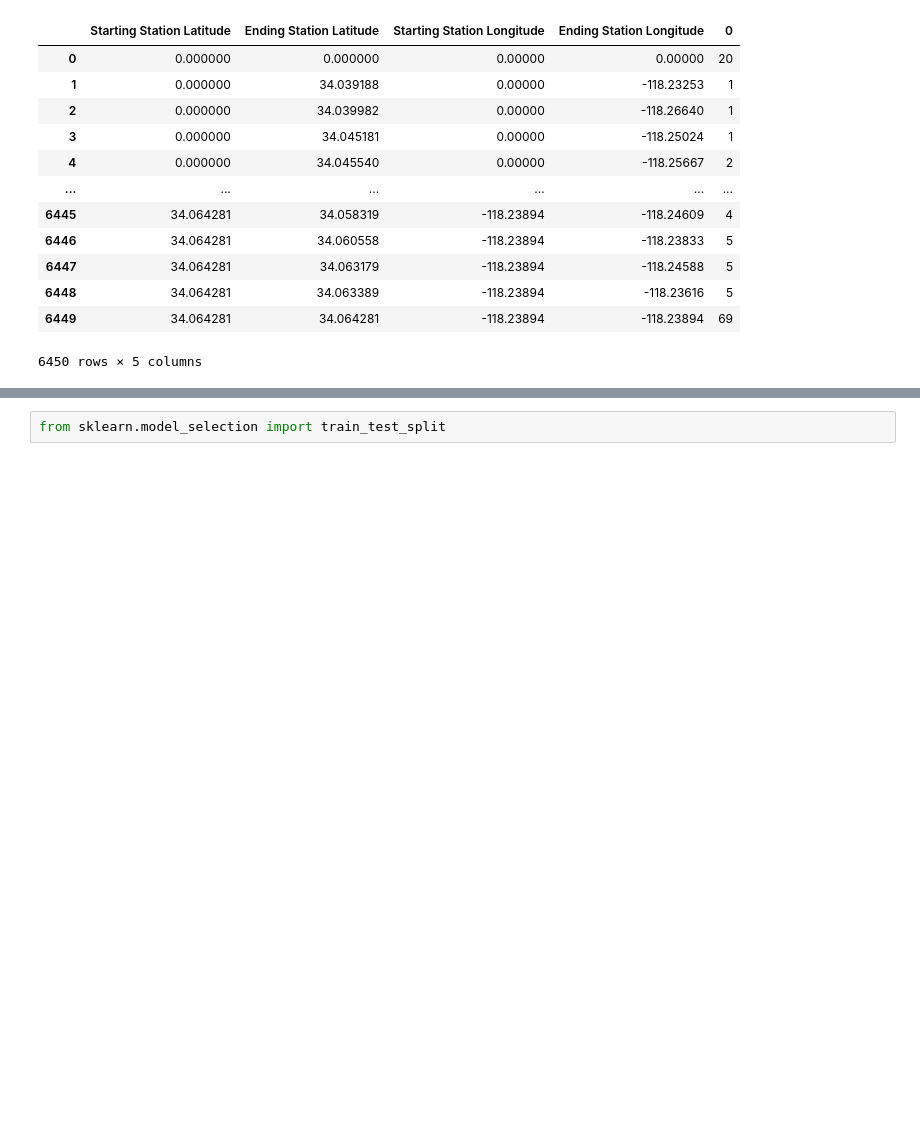
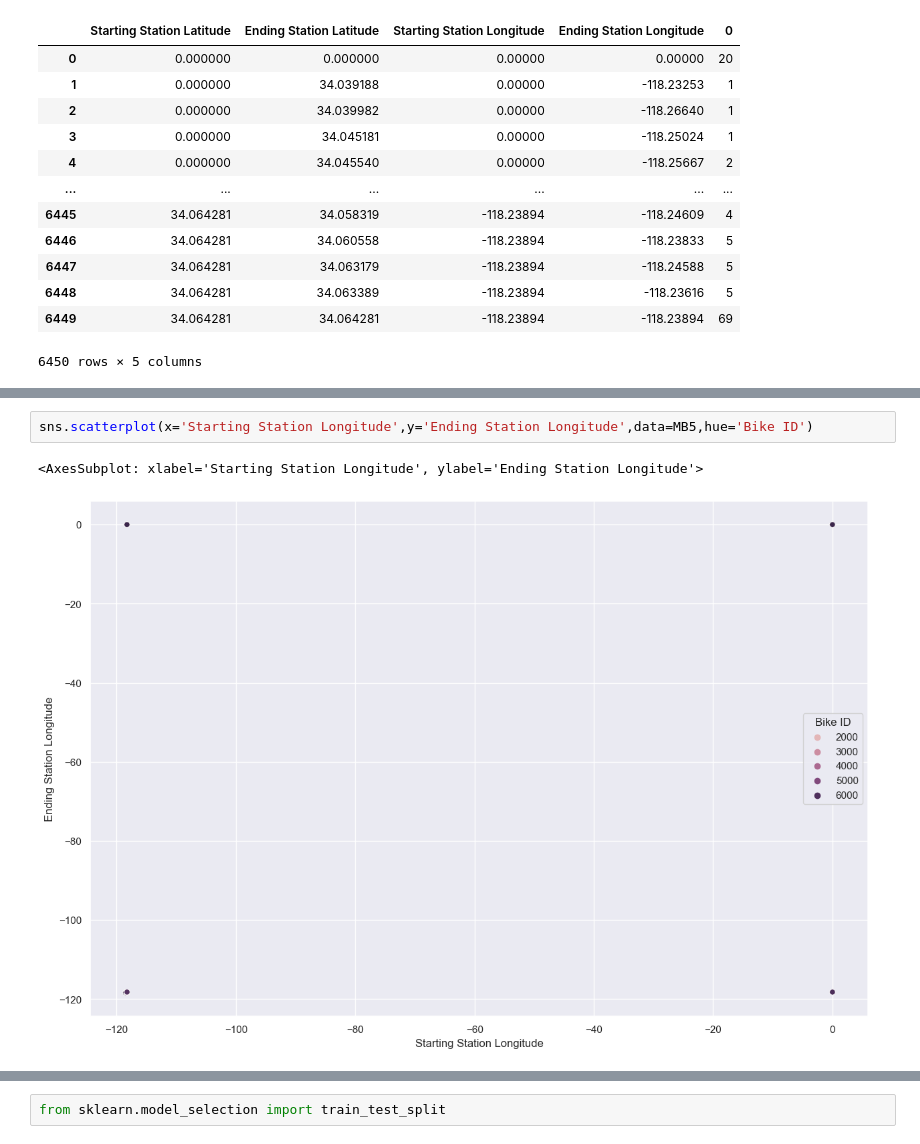
Before and after one commit to Sugandaram/metro-bike-share-trip-data_Omdena-LosAngeles, a Jupyter notebook: metro-bike-share-trip-data.ipynb, the cells around one changed output, grey strips where cells are left out. Cells and saved outputs as stored; diff of their text form; blank space fills up the shorter version.

```diff
--- a/metro-bike-share-trip-data.ipynb
+++ b/metro-bike-share-trip-data.ipynb
@@ -661,0 +691,5 @@ MB5[['Starting Station Latitude','Ending Station Latitude', 'Starting Station Lo
+# %%
+sns.scatterplot(x='Starting Station Longitude',y='Ending Station Longitude',data=MB5,hue='Bike ID')
+# %% [output]
+<AxesSubplot: xlabel='Starting Station Longitude', ylabel='Ending Station Longitude'>
+[figure, added]
```
Also changed, not shown: parts of 17 cells of this notebook.
